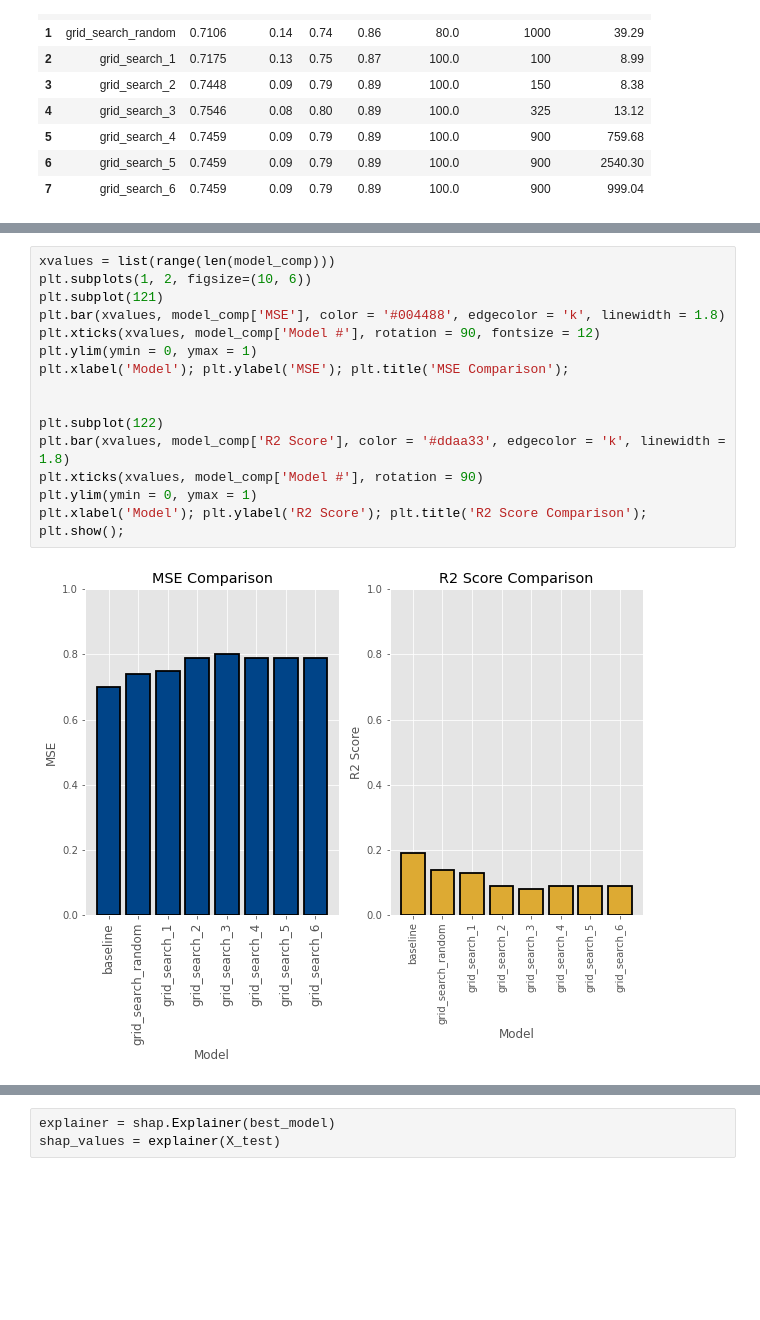
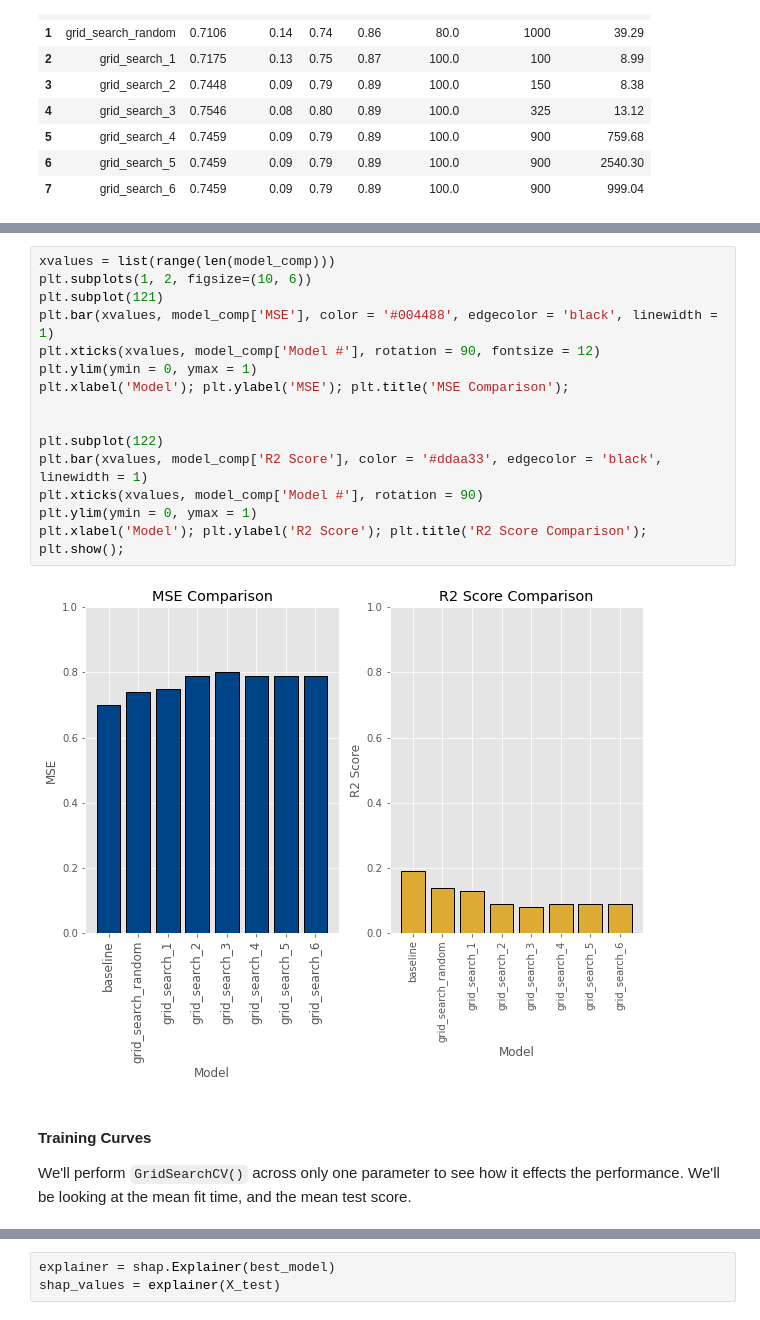
Before and after one commit to KatyaZeross/TrekPredict, a Jupyter notebook: Part2_StarTrek_Modelling(New).ipynb, the cells around one changed output, grey strips where cells are left out. Cells and saved outputs as stored; diff of their text form; blank space fills up the shorter version.

Commit message:
created training vis

```diff
--- a/Part2_StarTrek_Modelling(New).ipynb
+++ b/Part2_StarTrek_Modelling(New).ipynb
@@ -1208,18 +1214,22 @@ plt.show();
 # %%
 xvalues = list(range(len(model_comp)))
 plt.subplots(1, 2, figsize=(10, 6))
 plt.subplot(121)
-plt.bar(xvalues, model_comp['MSE'], color = '#004488', edgecolor = 'k', linewidth = 1.8)
+plt.bar(xvalues, model_comp['MSE'], color = '#004488', edgecolor = 'black', linewidth = 1)
 plt.xticks(xvalues, model_comp['Model #'], rotation = 90, fontsize = 12)
 plt.ylim(ymin = 0, ymax = 1)
 plt.xlabel('Model'); plt.ylabel('MSE'); plt.title('MSE Comparison');
 
 
 plt.subplot(122)
-plt.bar(xvalues, model_comp['R2 Score'], color = '#ddaa33', edgecolor = 'k', linewidth = 1.8)
+plt.bar(xvalues, model_comp['R2 Score'], color = '#ddaa33', edgecolor = 'black', linewidth = 1)
 plt.xticks(xvalues, model_comp['Model #'], rotation = 90)
 plt.ylim(ymin = 0, ymax = 1)
 plt.xlabel('Model'); plt.ylabel('R2 Score'); plt.title('R2 Score Comparison');
 plt.show();
 # %% [output]
-[figure, old version]
+[figure, new version]
+# %% [markdown]
+#### Training Curves
+
+We'll perform `GridSearchCV()` across only one parameter to see how it effects the performance. We'll be looking at the mean fit time, and the mean test score.
```
Also changed, not shown: parts of 9 cells of this notebook.
